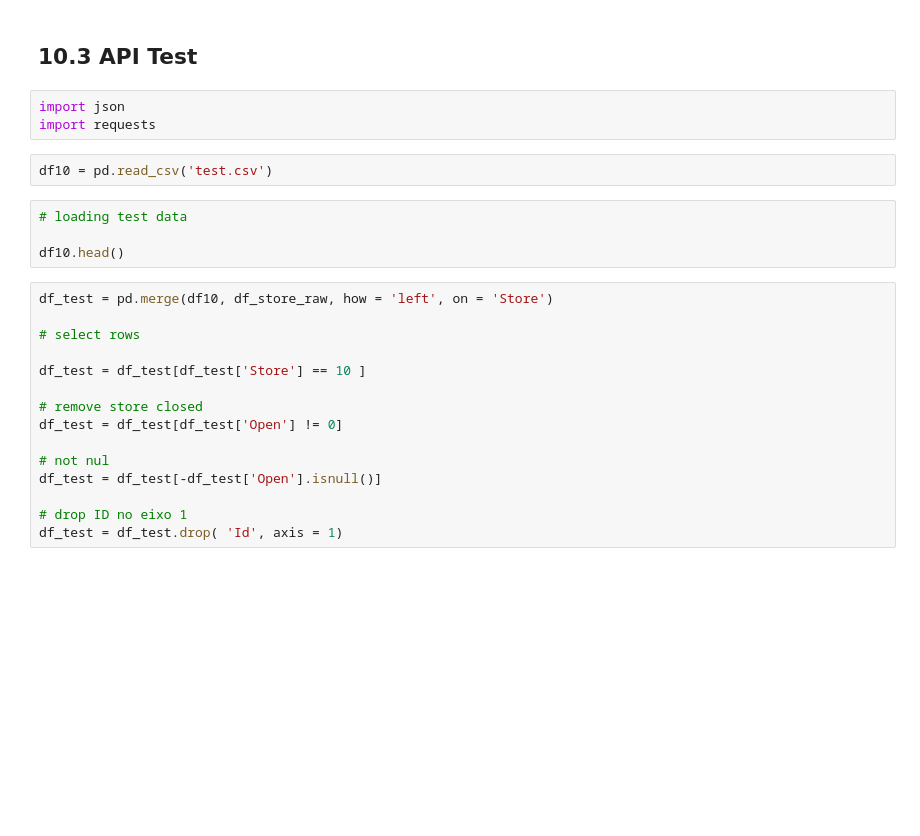
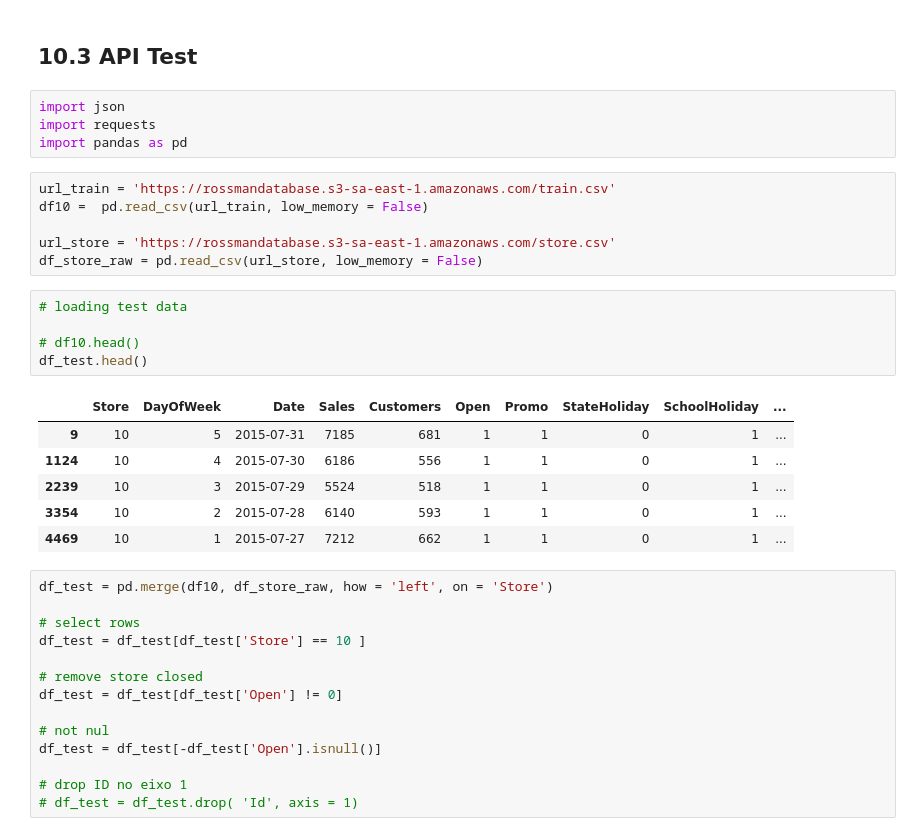
Before and after one commit to franciscofijamo/rossman_predict, a Jupyter notebook: Copy_of_v01_store_sales_prediction.ipynb, the cells around one changed output. Cells and saved outputs as stored; diff of their text form; blank space fills up the shorter version.

Commit message:
API test

```diff
--- a/Copy_of_v01_store_sales_prediction.ipynb
+++ b/Copy_of_v01_store_sales_prediction.ipynb
@@ -2014,17 +1953,29 @@ ModuleNotFoundError: ignored
 # %%
 import json
 import requests
+import pandas as pd
-# %%
-df10 = pd.read_csv('test.csv')
+# %%
+url_train = 'https://rossmandatabase.s3-sa-east-1.amazonaws.com/train.csv'
+df10 =  pd.read_csv(url_train, low_memory = False)
+
+url_store = 'https://rossmandatabase.s3-sa-east-1.amazonaws.com/store.csv'
+df_store_raw = pd.read_csv(url_store, low_memory = False)
 # %%
 # loading test data
 
-df10.head()
+# df10.head()
+df_test.head()
+# %% [output]
+|  | Store | DayOfWeek | Date | Sales | Customers | Open | Promo | StateHoliday | SchoolHoliday | ... |
+| 9 | 10 | 5 | 2015-07-31 | 7185 | 681 | 1 | 1 | 0 | 1 | ... |
+| 1124 | 10 | 4 | 2015-07-30 | 6186 | 556 | 1 | 1 | 0 | 1 | ... |
+| 2239 | 10 | 3 | 2015-07-29 | 5524 | 518 | 1 | 1 | 0 | 1 | ... |
+| 3354 | 10 | 2 | 2015-07-28 | 6140 | 593 | 1 | 1 | 0 | 1 | ... |
+| 4469 | 10 | 1 | 2015-07-27 | 7212 | 662 | 1 | 1 | 0 | 1 | ... |
 # %%
 df_test = pd.merge(df10, df_store_raw, how = 'left', on = 'Store')
 
 # select rows
-
 df_test = df_test[df_test['Store'] == 10 ]
 
 # remove store closed
@@ -2034,7 +1985,7 @@ df_test = df_test[df_test['Open'] != 0]
 df_test = df_test[-df_test['Open'].isnull()]
 
 # drop ID no eixo 1
-df_test = df_test.drop( 'Id', axis = 1)
+# df_test = df_test.drop( 'Id', axis = 1)
 # %%
 # convert dataframe to JSon
 
```
Also changed, not shown: parts of 22 cells of this notebook.
